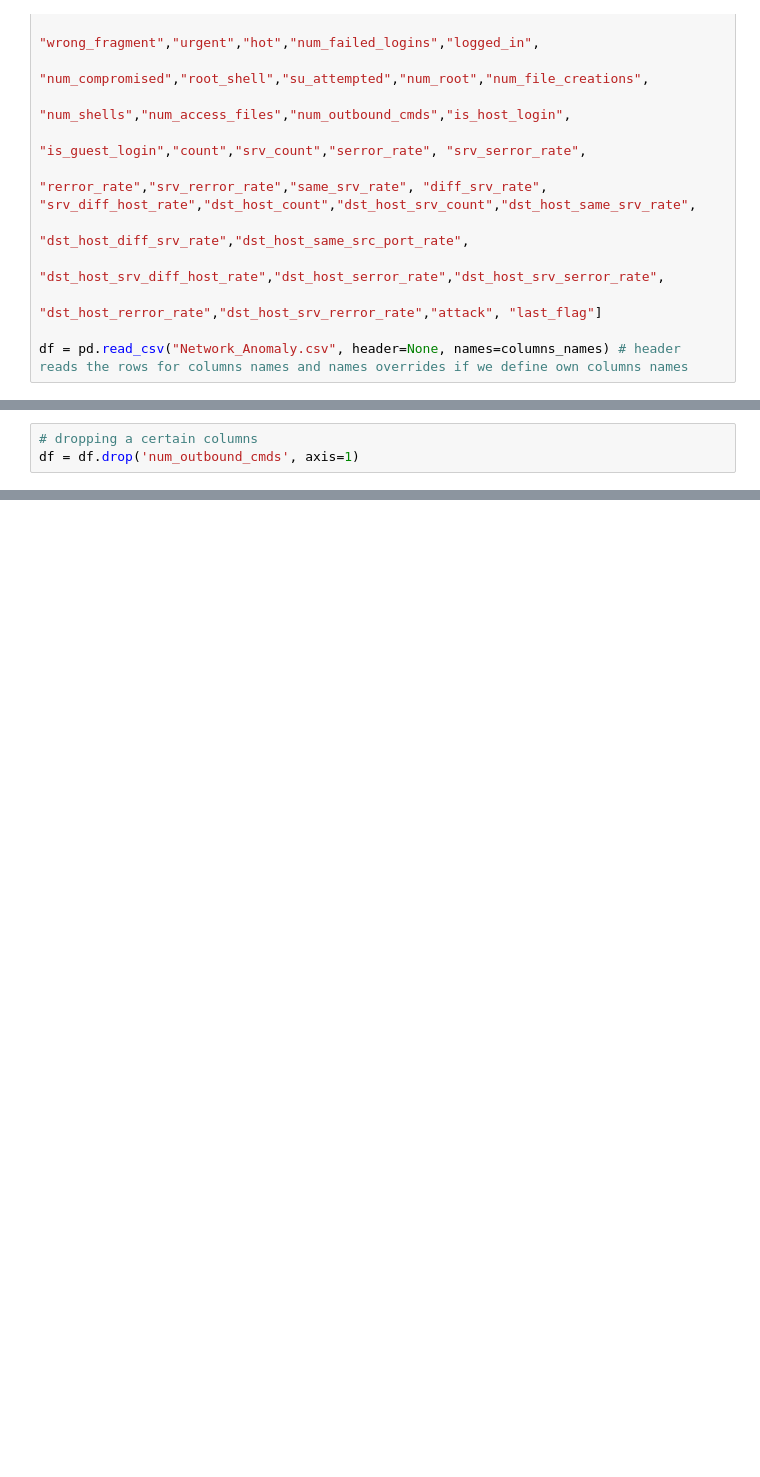
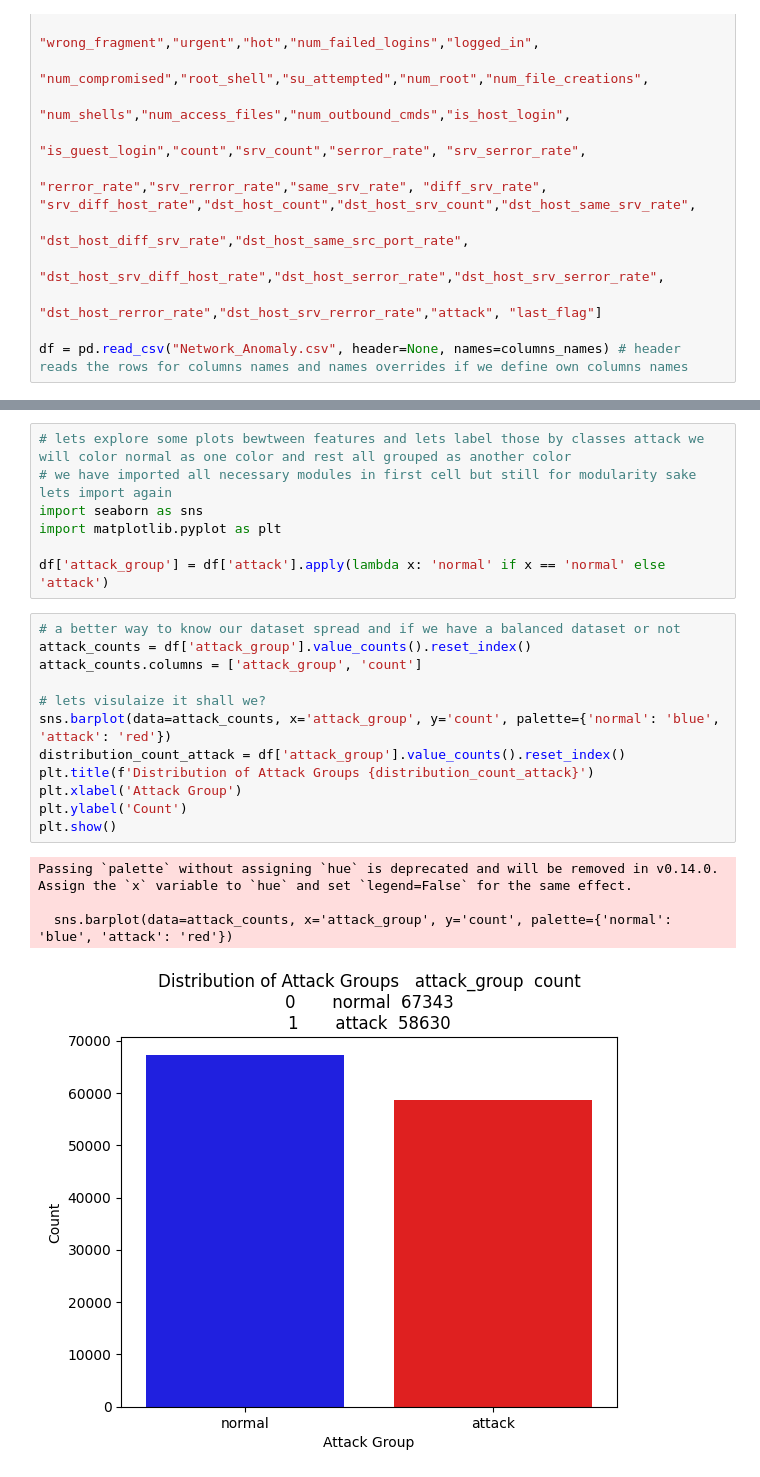
Before and after one commit to AXBOUF/python_visulization, a Jupyter notebook: Network_Anomaly.ipynb, the cells around one changed output, grey strips where cells are left out. Saved outputs shown, nothing was run; the diff lists cells and outputs as text; blank space fills up the shorter version.

```diff
--- a/Network_Anomaly.ipynb
+++ b/Network_Anomaly.ipynb
@@ -184,3 +36,0 @@ dtype: int64
-# %%
-# dropping a certain columns
-df = df.drop('num_outbound_cmds', axis=1)
@@ -186,0 +130,24 @@ df = df.drop('num_outbound_cmds', axis=1)
+# %%
+# lets explore some plots bewtween features and lets label those by classes attack we will color normal as one color and rest all grouped as another color
+# we have imported all necessary modules in first cell but still for modularity sake lets import again
+import seaborn as sns
+import matplotlib.pyplot as plt
+
+df['attack_group'] = df['attack'].apply(lambda x: 'normal' if x == 'normal' else 'attack')
+# %%
+# a better way to know our dataset spread and if we have a balanced dataset or not
+attack_counts = df['attack_group'].value_counts().reset_index()
+attack_counts.columns = ['attack_group', 'count']
+
+# lets visulaize it shall we?
+sns.barplot(data=attack_counts, x='attack_group', y='count', palette={'normal': 'blue', 'attack': 'red'})
+distribution_count_attack = df['attack_group'].value_counts().reset_index()
+plt.title(f'Distribution of Attack Groups {distribution_count_attack}')
+plt.xlabel('Attack Group')
+plt.ylabel('Count')
+plt.show()
+# %% [output]
+Passing `palette` without assigning `hue` is deprecated and will be removed in v0.14.0. Assign the `x` variable to `hue` and set `legend=False` for the same effect.
+
+  sns.barplot(data=attack_counts, x='attack_group', y='count', palette={'normal': 'blue', 'attack': 'red'})
+[figure, added]
```
Also changed, not shown: parts of 63 cells of this notebook.
